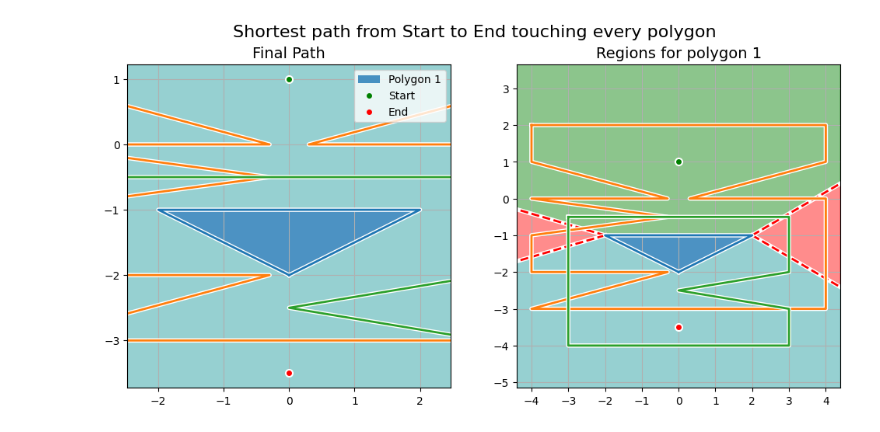
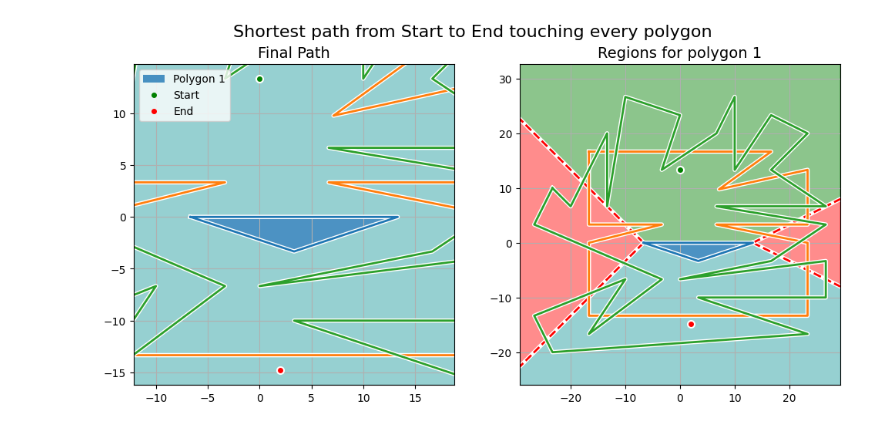
Before and after one commit to YushiPy/TouringPolygons, a Jupyter notebook: test.ipynb, the cells around one changed output. Drawn from its saved outputs; the diff is of its cells as text; code cells hidden in the pictures.

Commit message:
Bbox in drawing include next fence. GridSize is a float that gets rounded when used, allowing easier manipulation of gridsize. New tests

```diff
--- a/test.ipynb
+++ b/test.ipynb
@@ -84,27 +55,0 @@ do_test(*parse_test(x))
-# %%
-start = Vector2(0, 1)
-end = Vector2(0, -3.5)
-
-polygons = [
-	Polygon2([
-		Vector2(-2, -1), Vector2(2, -1), Vector2(0, -2)
-	])
-]
-
-fences = [
-	Polygon2([
-		Vector2(-4, 2), Vector2(-4, 1), Vector2(-0.3, 0), Vector2(-4, 0),
-		Vector2(-0.3, -0.5), Vector2(-4, -1), Vector2(-4, -2), Vector2(-0.3, -2),
-		Vector2(-4, -3),
-		Vector2(4, -3), Vector2(4, 0), Vector2(0.3, 0), Vector2(4, 1), Vector2(4, 2),
-	]),
-	Polygon2([
-		Vector2(-3, -0.5), Vector2(-3, -4), Vector2(3, -4), Vector2(3, -3), Vector2(0, -2.5), Vector2(3, -2), Vector2(3, -0.5)
-	])
-]
-
-solution = Drawing(start, end, polygons, fences)
-solution.shortest_path()
-solution.draw()
-# %% [output]
-[figure, removed]
@@ -152,0 +56,12 @@ test: Test = (
+# %%
+x = [
+	[(0.0, 13.333)],
+	[(-16.667, 16.667), (-16.667, 3.333), (-3.333, 3.333), (-16.667, -0.0), (-16.667, -13.333), (23.333, -13.333), (23.333, -0.0), (6.667, 3.333), (23.333, 3.333), (23.333, 13.333), (7.133, 9.767), (16.667, 16.667)],
+	[(-6.667, -0.0), (3.333, -3.333), (13.333, -0.0)],
+	[(-23.333, 10.0), (-20.0, 6.667), (-13.333, 20.0), (-13.333, 6.667), (-10.0, 26.667), (0.0, 23.333), (-3.333, 13.333), (6.667, 20.0), (10.0, 26.667), (10.0, 13.333), (16.667, 23.333), (23.333, 20.0), (16.667, 13.333), (26.667, 6.667), (6.667, 6.667), (26.667, 3.333), (16.667, -3.333), (0.0, -6.667), (26.667, -3.333), (26.667, -10.0), (3.333, -10.0), (23.333, -16.667), (-23.333, -20.0), (-26.667, -13.333), (-10.0, -6.667), (-16.667, -16.667), (-3.333, -6.667), (-26.667, 3.333)],
+	[(1.974, -14.804)],
+]
+
+do_test(*parse_test(x))
+# %% [output]
+[figure, added]
```
Also changed, not shown: parts of 7 cells of this notebook, 2 other files.
